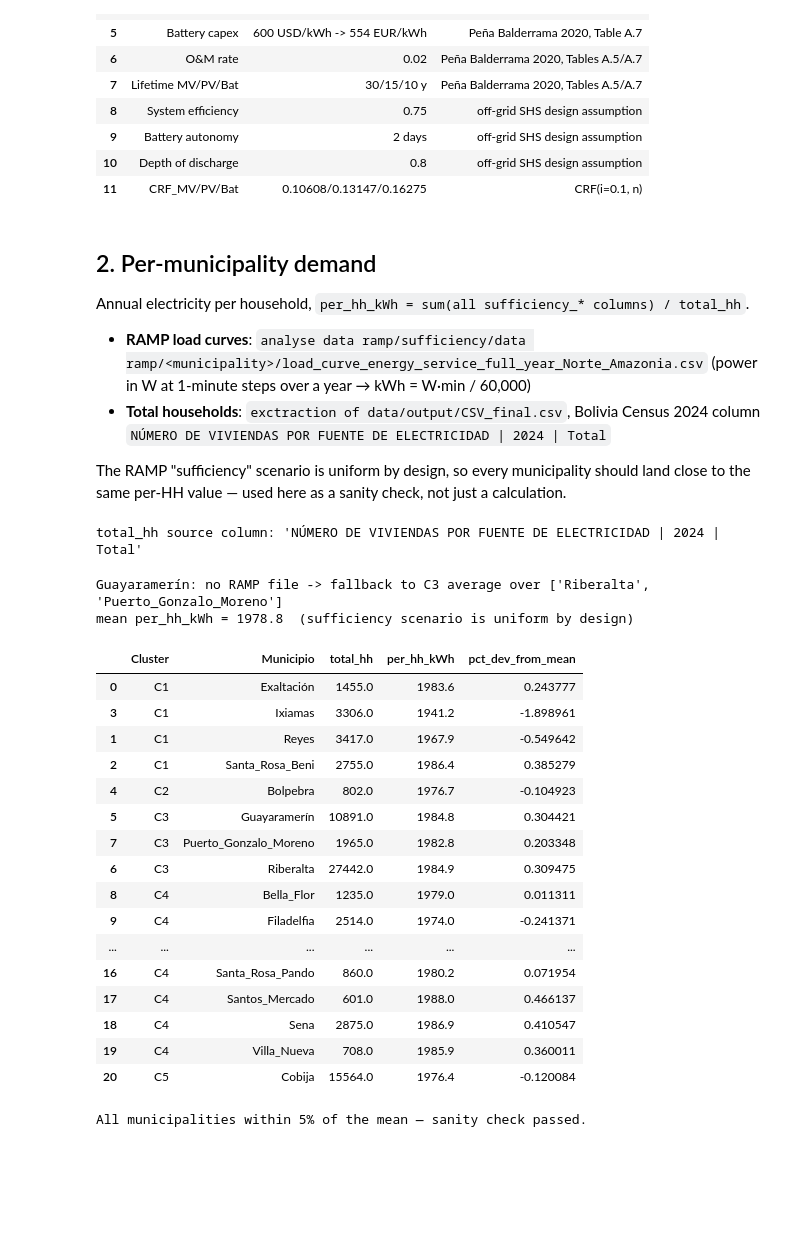
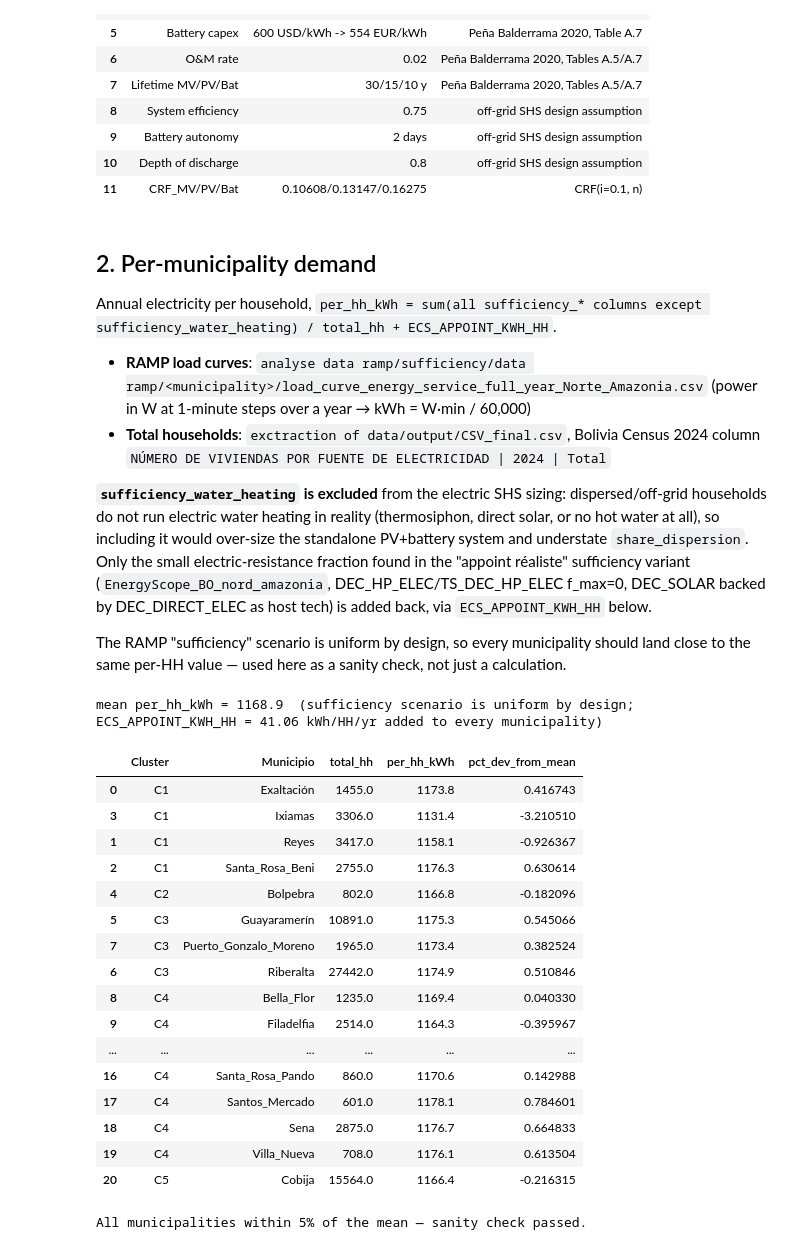
Before and after one commit to Valentine-Bernaerts/bolivia-energy-data, a Jupyter notebook: analyse_GIS_phase2/phase2_share_dispersion.ipynb, the cells around one changed output. Cells and saved outputs as stored; diff of their text form; code cells hidden in the pictures; blank space fills up the shorter version.

```diff
--- a/analyse_GIS_phase2/phase2_share_dispersion.ipynb
+++ b/analyse_GIS_phase2/phase2_share_dispersion.ipynb
@@ -96,13 +96,21 @@ pd.DataFrame([
 # %% [markdown]
 ## 2. Per-municipality demand
 
-Annual electricity per household, `per_hh_kWh = sum(all sufficiency_* columns) / total_hh`.
+Annual electricity per household, `per_hh_kWh = sum(all sufficiency_* columns except
+sufficiency_water_heating) / total_hh + ECS_APPOINT_KWH_HH`.
 
 - **RAMP load curves**: `analyse data ramp/sufficiency/data ramp/<municipality>/load_curve_energy_service_full_year_Norte_Amazonia.csv`
   (power in W at 1-minute steps over a year → kWh = W·min / 60,000)
 - **Total households**: `exctraction of data/output/CSV_final.csv`, Bolivia Census 2024 column
   `NÚMERO DE VIVIENDAS POR FUENTE DE ELECTRICIDAD | 2024 | Total`
 
+**`sufficiency_water_heating` is excluded** from the electric SHS sizing: dispersed/off-grid
+households do not run electric water heating in reality (thermosiphon, direct solar, or no hot
+water at all), so including it would over-size the standalone PV+battery system and understate
+`share_dispersion`. Only the small electric-resistance fraction found in the "appoint réaliste"
+sufficiency variant (`EnergyScope_BO_nord_amazonia`, DEC_HP_ELEC/TS_DEC_HP_ELEC f_max=0, DEC_SOLAR
+backed by DEC_DIRECT_ELEC as host tech) is added back, via `ECS_APPOINT_KWH_HH` below.
+
 The RAMP "sufficiency" scenario is uniform by design, so every municipality should land close to
 the same per-HH value — used here as a sanity check, not just a calculation.
 # %%
@@ -110,7 +118,6 @@ csv_final = pd.read_csv(
     os.path.join(BASE, "exctraction of data/output/CSV_final.csv"), encoding="utf-8-sig"
 )
 hh_col = [c for c in csv_final.columns if "2024" in c and "Total" in c and "VIVIENDA" in c.upper()][0]
-print(f"total_hh source column: '{hh_col}'")
 
 
 def std_muni_name(depto, raw):
@@ -129,63 +136,73 @@ total_hh = {
     if std_muni_name(row["DEPARTAMENTO"], row["MUNICIPIO/TIOC"]) in MUNI_TO_CLUSTER
 }
 assert set(total_hh) == set(MUNI_TO_CLUSTER), "missing total_hh for some municipalities"
-# %% [output]
-total_hh source column: 'NÚMERO DE VIVIENDAS POR FUENTE DE ELECTRICIDAD | 2024 | Total'
 # %%
 RAMP_DIR = os.path.join(BASE, "analyse data ramp/sufficiency/data ramp")
+
+# APPOINT_ELEC_SHARE: region-wide fraction of decentralised hot-water (ECS / HEAT_LOW_T_DECEN)
+# service met by the electric resistance host tech (DEC_DIRECT_ELEC) in the "appoint réaliste"
+# sufficiency variant of EnergyScope_BO_nord_amazonia (Data/2025/sufficiency/C{1-5}/Technologies.csv:
+# DEC_HP_ELEC and TS_DEC_HP_ELEC f_max=0, so DEC_SOLAR is backed by DEC_DIRECT_ELEC as host tech).
+# Source: sufficiency_phase2 run (2026-07-19/20), region-wide DEC_DIRECT_ELEC HEAT_LOW_T_DECEN
+# production / total "Hot water" demand = 3.9468 / 71.6685 GWh = 0.04825.
+APPOINT_ELEC_SHARE = 0.04825
+ECS_APPOINT_KWH_HH = 851 * APPOINT_ELEC_SHARE  # kWh/HH/yr added back as electric appoint
 
 per_hh_kwh = {}
 no_ramp_file = []
 
 for muni in MUNI_TO_CLUSTER:
     path = os.path.join(RAMP_DIR, muni, "load_curve_energy_service_full_year_Norte_Amazonia.csv")
     if not os.path.exists(path):
         no_ramp_file.append(muni)
         continue
     df = pd.read_csv(path)
-    suff_cols = [c for c in df.columns if c.startswith("sufficiency_")]
+    # sufficiency_water_heating excluded on purpose (see section 2 markdown): dispersed/off-grid
+    # households do not run electric water heating in reality. Only ECS_APPOINT_KWH_HH (the small
+    # electric-resistance fraction from étape A) is added back below, uniformly per household.
+    suff_cols = [c for c in df.columns if c.startswith("sufficiency_") and c != "sufficiency_water_heating"]
     kwh_total = df[suff_cols].sum().sum() / 60_000.0
-    per_hh_kwh[muni] = kwh_total / total_hh[muni]
+    per_hh_kwh[muni] = kwh_total / total_hh[muni] + ECS_APPOINT_KWH_HH
 
 # A few municipalities (e.g. Guayaramerín) have no RAMP run -> use the
 # total_hh-weighted average of their cluster peers instead.
 for muni in no_ramp_file:
     cluster = MUNI_TO_CLUSTER[muni]
     peers = [p for p in CLUSTERS[cluster] if p in per_hh_kwh]
     per_hh_kwh[muni] = (sum(per_hh_kwh[p] * total_hh[p] for p in peers)
                         / sum(total_hh[p] for p in peers))
     print(f"{muni}: no RAMP file -> fallback to {cluster} average over {peers}")
 
 demand = pd.DataFrame([
     {"Cluster": MUNI_TO_CLUSTER[m], "Municipio": m, "total_hh": total_hh[m],
      "per_hh_kWh": round(per_hh_kwh[m], 1)}
     for m in MUNI_TO_CLUSTER
 ]).sort_values(["Cluster", "Municipio"])
 
 mean_kwh = demand["per_hh_kWh"].mean()
 demand["pct_dev_from_mean"] = (demand["per_hh_kWh"] / mean_kwh - 1) * 100
-print(f"mean per_hh_kWh = {mean_kwh:.1f}  (sufficiency scenario is uniform by design)")
+print(f"mean per_hh_kWh = {mean_kwh:.1f}  (sufficiency scenario is uniform by design; "
+      f"ECS_APPOINT_KWH_HH = {ECS_APPOINT_KWH_HH:.2f} kWh/HH/yr added to every municipality)")
 demand
 # %% [output]
-Guayaramerín: no RAMP file -> fallback to C3 average over ['Riberalta', 'Puerto_Gonzalo_Moreno']
-mean per_hh_kWh = 1978.8  (sufficiency scenario is uniform by design)
+mean per_hh_kWh = 1168.9  (sufficiency scenario is uniform by design; ECS_APPOINT_KWH_HH = 41.06 kWh/HH/yr added to every municipality)
 |  | Cluster | Municipio | total_hh | per_hh_kWh | pct_dev_from_mean |
-| 0 | C1 | Exaltación | 1455.0 | 1983.6 | 0.243777 |
-| 3 | C1 | Ixiamas | 3306.0 | 1941.2 | -1.898961 |
-| 1 | C1 | Reyes | 3417.0 | 1967.9 | -0.549642 |
-| 2 | C1 | Santa_Rosa_Beni | 2755.0 | 1986.4 | 0.385279 |
-| 4 | C2 | Bolpebra | 802.0 | 1976.7 | -0.104923 |
-| 5 | C3 | Guayaramerín | 10891.0 | 1984.8 | 0.304421 |
-| 7 | C3 | Puerto_Gonzalo_Moreno | 1965.0 | 1982.8 | 0.203348 |
-| 6 | C3 | Riberalta | 27442.0 | 1984.9 | 0.309475 |
-| 8 | C4 | Bella_Flor | 1235.0 | 1979.0 | 0.011311 |
-| 9 | C4 | Filadelfia | 2514.0 | 1974.0 | -0.241371 |
+| 0 | C1 | Exaltación | 1455.0 | 1173.8 | 0.416743 |
+| 3 | C1 | Ixiamas | 3306.0 | 1131.4 | -3.210510 |
+| 1 | C1 | Reyes | 3417.0 | 1158.1 | -0.926367 |
+| 2 | C1 | Santa_Rosa_Beni | 2755.0 | 1176.3 | 0.630614 |
+| 4 | C2 | Bolpebra | 802.0 | 1166.8 | -0.182096 |
+| 5 | C3 | Guayaramerín | 10891.0 | 1175.3 | 0.545066 |
+| 7 | C3 | Puerto_Gonzalo_Moreno | 1965.0 | 1173.4 | 0.382524 |
+| 6 | C3 | Riberalta | 27442.0 | 1174.9 | 0.510846 |
+| 8 | C4 | Bella_Flor | 1235.0 | 1169.4 | 0.040330 |
+| 9 | C4 | Filadelfia | 2514.0 | 1164.3 | -0.395967 |
 | ... | ... | ... | ... | ... | ... |
-| 16 | C4 | Santa_Rosa_Pando | 860.0 | 1980.2 | 0.071954 |
-| 17 | C4 | Santos_Mercado | 601.0 | 1988.0 | 0.466137 |
-| 18 | C4 | Sena | 2875.0 | 1986.9 | 0.410547 |
-| 19 | C4 | Villa_Nueva | 708.0 | 1985.9 | 0.360011 |
-| 20 | C5 | Cobija | 15564.0 | 1976.4 | -0.120084 |
+| 16 | C4 | Santa_Rosa_Pando | 860.0 | 1170.6 | 0.142988 |
+| 17 | C4 | Santos_Mercado | 601.0 | 1178.1 | 0.784601 |
+| 18 | C4 | Sena | 2875.0 | 1176.7 | 0.664833 |
+| 19 | C4 | Villa_Nueva | 708.0 | 1176.1 | 0.613504 |
+| 20 | C5 | Cobija | 15564.0 | 1166.4 | -0.216315 |
 # %%
 flagged = demand[demand["pct_dev_from_mean"].abs() > 5]
 if len(flagged):
```
Also changed, not shown: parts of 14 cells of this notebook, 20 other files.
